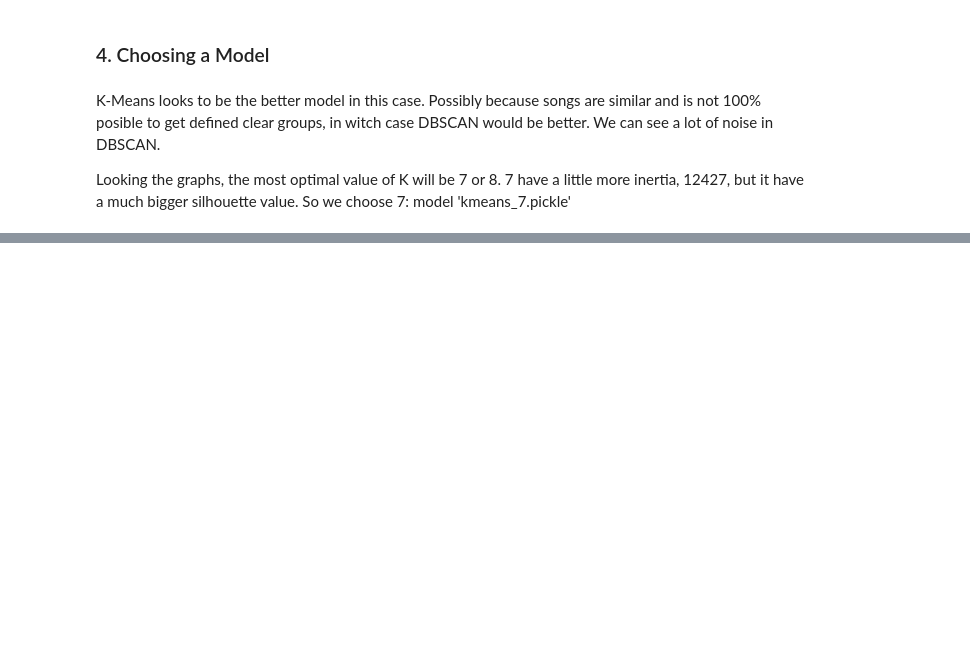
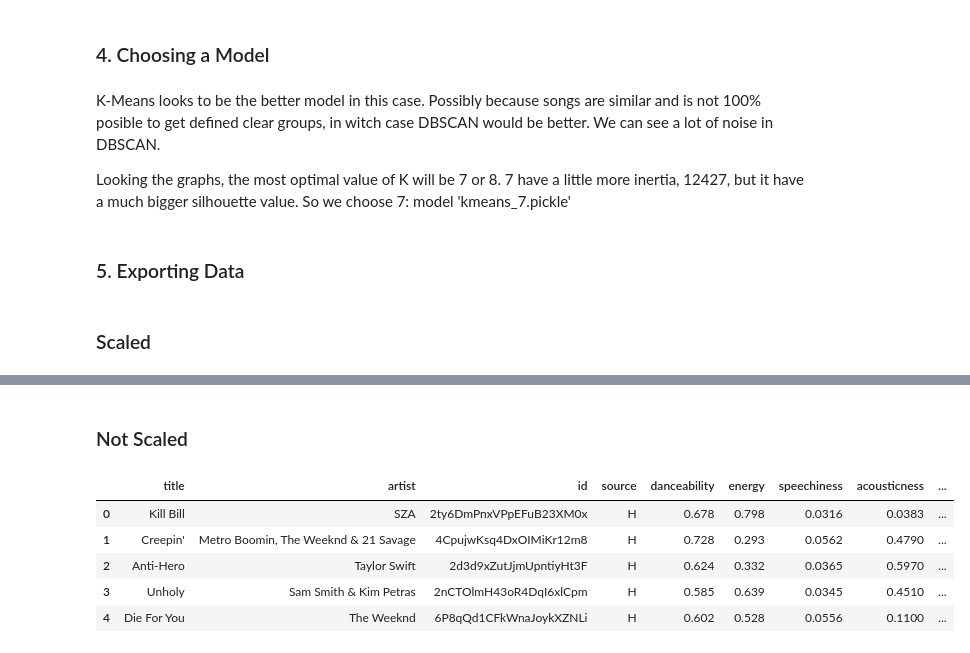
Before and after one commit to cmvaleria/lab-clustering-songs, a Jupyter notebook: Lab_clustering_songs.ipynb, the cells around one changed output, grey strips where cells are left out. Drawn from its saved outputs; the diff is of its cells as text; code cells hidden in the pictures; blank space fills up the shorter version.

```diff
--- a/Lab_clustering_songs.ipynb
+++ b/Lab_clustering_songs.ipynb
@@ -455,6 +455,10 @@ plt.show()
 K-Means looks to be the better model in this case. Possibly because songs are similar and is not 100% posible to get defined clear groups, in witch case DBSCAN would be better. We can see a lot of noise in DBSCAN.
 
 Looking the graphs,  the most optimal value of K will be 7 or 8. 7 have a little more inertia, 12427, but it have a much bigger silhouette value. So we choose 7: model 'kmeans_7.pickle'
+# %% [markdown]
+### 5. Exporting Data
+# %% [markdown]
+### Scaled
 # %%
 song_recomender_data_scaled = pd.concat([data[['title','artist','id','source']],X_scaled_df],axis=1)
 song_recomender_data_scaled.head()
@@ -467,3 +471,15 @@ song_recomender_data_scaled.head()
 | 4 | Die For You | The Weeknd | 6P8qQd1CFkWnaJoykXZNLi | H | -0.250756 | -0.286188 | -0.558782 | -0.506684 | ... |
 # %%
 song_recomender_data_scaled.to_csv('files_exported/song_recomender_data_scaled.csv',index=False)
+# %% [markdown]
+### Not Scaled
+# %%
+song_recomender_data_scaled = pd.concat([data[['title','artist','id','source']],X],axis=1)
+song_recomender_data_scaled.head()
+# %% [output]
+|  | title | artist | id | source | danceability | energy | speechiness | acousticness | ... |
+| 0 | Kill Bill | SZA | 2ty6DmPnxVPpEFuB23XM0x | H | 0.678 | 0.798 | 0.0316 | 0.0383 | ... |
+| 1 | Creepin' | Metro Boomin, The Weeknd & 21 Savage | 4CpujwKsq4DxOIMiKr12m8 | H | 0.728 | 0.293 | 0.0562 | 0.4790 | ... |
+| 2 | Anti-Hero | Taylor Swift | 2d3d9xZutJjmUpntiyHt3F | H | 0.624 | 0.332 | 0.0365 | 0.5970 | ... |
+| 3 | Unholy | Sam Smith & Kim Petras | 2nCTOlmH43oR4DqI6xlCpm | H | 0.585 | 0.639 | 0.0345 | 0.4510 | ... |
+| 4 | Die For You | The Weeknd | 6P8qQd1CFkWnaJoykXZNLi | H | 0.602 | 0.528 | 0.0556 | 0.1100 | ... |
```
Also changed, not shown: parts of 1 cell of this notebook, 1 other file.
